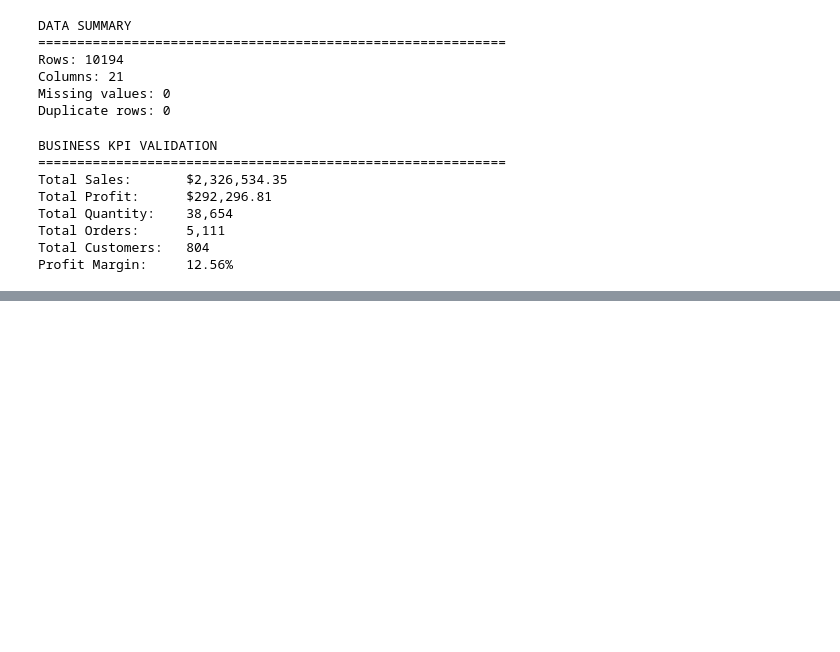
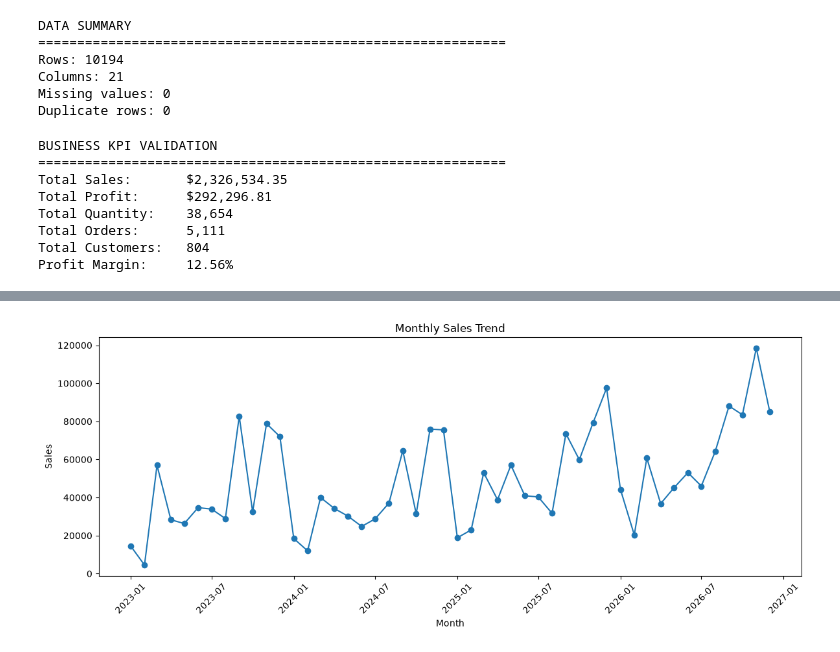
Before and after one commit to shanmukha45-python/Sales-Intelligence-Analytics, a Jupyter notebook: notebooks/03_Dashboard_Preparation.ipynb, the cells around one changed output, grey strips where cells are left out. Cells and saved outputs as stored; diff of their text form; code cells hidden in the pictures; blank space fills up the shorter version.

```diff
--- a/notebooks/03_Dashboard_Preparation.ipynb
+++ b/notebooks/03_Dashboard_Preparation.ipynb
@@ -155,0 +178,10 @@ Profit Margin:     12.56%
+# %%
+sales_df["Year"] = sales_df["Order Date"].dt.year
+sales_df["Month"] = sales_df["Order Date"].dt.month
+sales_df["Month Name"] = sales_df["Order Date"].dt.strftime("%b")
+sales_df["Year Month"] = sales_df["Order Date"].dt.to_period("M").astype(str)
+
+print("Date attributes created.")
+sales_df[
+    ["Order Date", "Year", "Month", "Month Name", "Year Month"]
+].head()
@@ -155,0 +286,19 @@ Profit Margin:     12.56%
+# %%
+monthly_analysis = (
+    sales_df
+    .groupby("Year Month", as_index=False)
+    .agg(
+        Sales=("Sales", "sum"),
+        Profit=("Profit", "sum")
+    )
+)
+
+monthly_analysis["Year Month"] = pd.to_datetime(
+    monthly_analysis["Year Month"]
+)
+
+monthly_analysis = monthly_analysis.sort_values(
+    "Year Month"
+)
+
+monthly_analysis.head()
@@ -155,0 +643,17 @@ Profit Margin:     12.56%
+# %%
+plt.figure(figsize=(12, 5))
+
+plt.plot(
+    monthly_analysis["Year Month"],
+    monthly_analysis["Sales"],
+    marker="o"
+)
+
+plt.title("Monthly Sales Trend")
+plt.xlabel("Month")
+plt.ylabel("Sales")
+plt.xticks(rotation=45)
+plt.tight_layout()
+plt.show()
+# %% [output]
+[figure, added]
```
Also changed, not shown: parts of 39 cells of this notebook, 2 other files.
